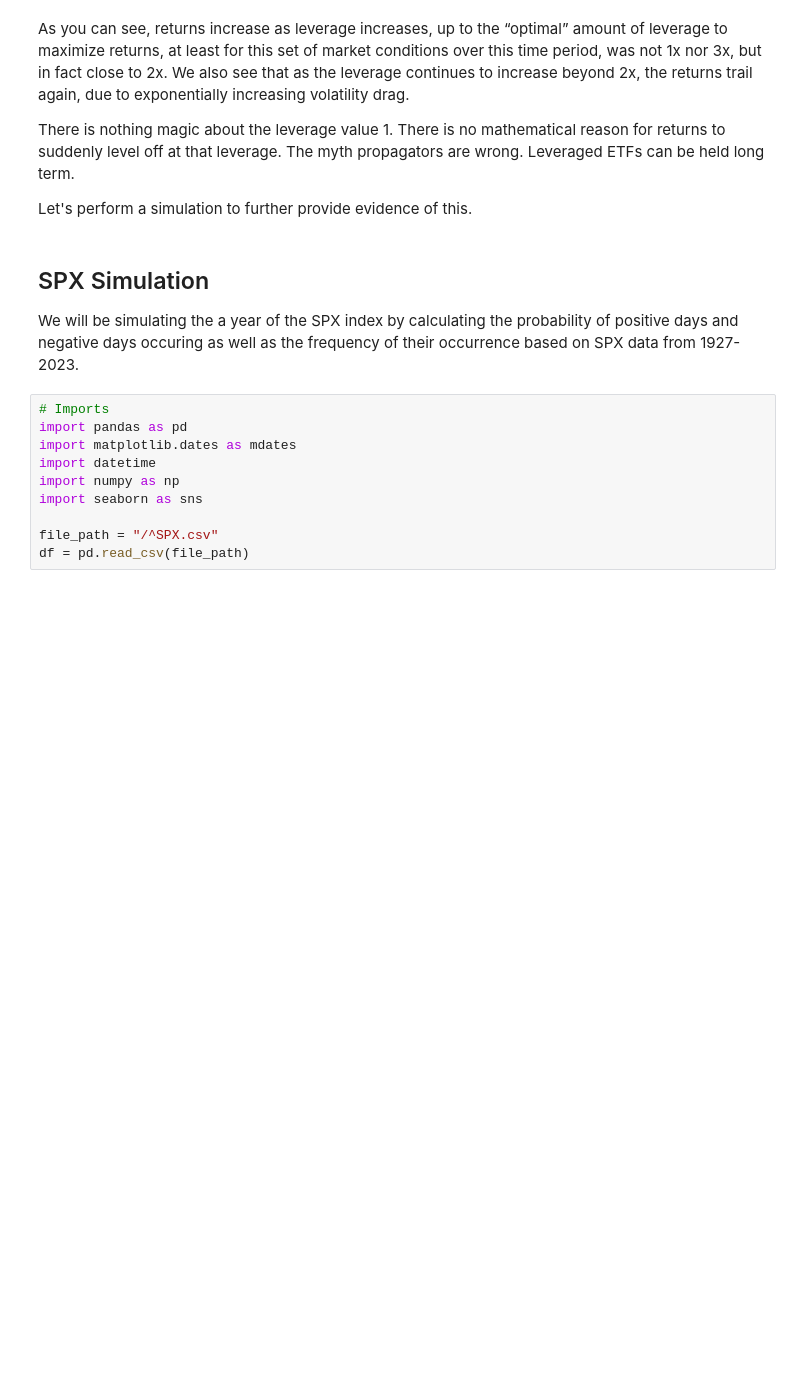
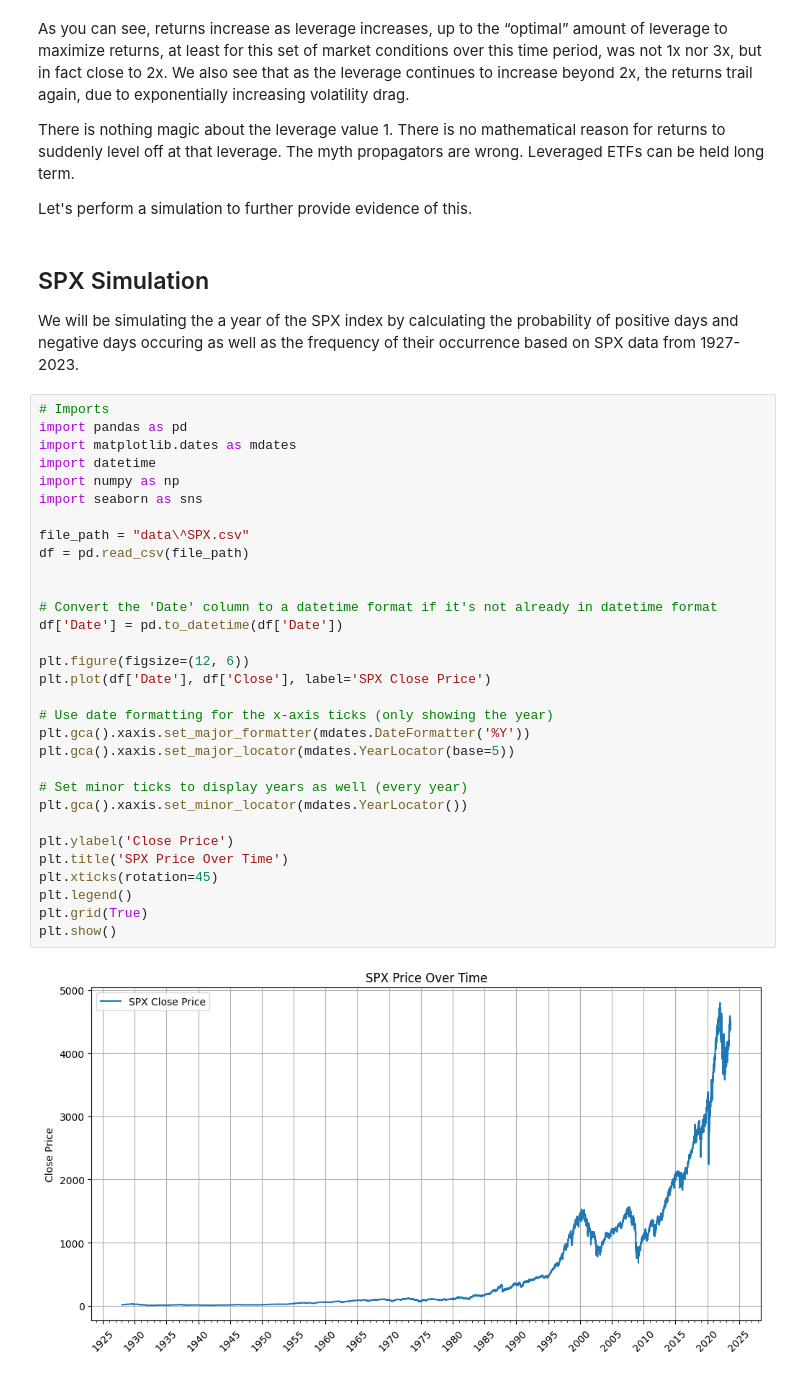
Before and after one commit to MohamadHabbal/Volatility-decay-in-LETFs, a Jupyter notebook: volatility decay research.ipynb, the cells around one changed output. Cells and saved outputs as stored; diff of their text form; blank space fills up the shorter version.

```diff
--- a/volatility decay research.ipynb
+++ b/volatility decay research.ipynb
@@ -91,13 +91,36 @@ Let's perform a simulation to further provide evidence of this.
 # %% [markdown]
 ##  SPX Simulation
 We will be simulating the a year of the SPX index by calculating the probability of positive days and negative days occuring as well as the frequency of their occurrence based on SPX data from 1927-2023.
-# %%
-# Imports
-import pandas as pd
-import matplotlib.dates as mdates
-import datetime
-import numpy as np
-import seaborn as sns
-
-file_path = "/^SPX.csv"
-df = pd.read_csv(file_path)
+# %%
+# Imports
+import pandas as pd
+import matplotlib.dates as mdates
+import datetime
+import numpy as np
+import seaborn as sns
+
+file_path = "data\^SPX.csv"
+df = pd.read_csv(file_path)
+
+
+# Convert the 'Date' column to a datetime format if it's not already in datetime format
+df['Date'] = pd.to_datetime(df['Date'])
+
+plt.figure(figsize=(12, 6))
+plt.plot(df['Date'], df['Close'], label='SPX Close Price')
+
+# Use date formatting for the x-axis ticks (only showing the year)
+plt.gca().xaxis.set_major_formatter(mdates.DateFormatter('%Y'))
+plt.gca().xaxis.set_major_locator(mdates.YearLocator(base=5))
+
+# Set minor ticks to display years as well (every year)
+plt.gca().xaxis.set_minor_locator(mdates.YearLocator())
+
+plt.ylabel('Close Price')
+plt.title('SPX Price Over Time')
+plt.xticks(rotation=45)
+plt.legend()
+plt.grid(True)
+plt.show()
+# %% [output]
+[figure, added]
```
Also changed, not shown: parts of 15 cells of this notebook.
